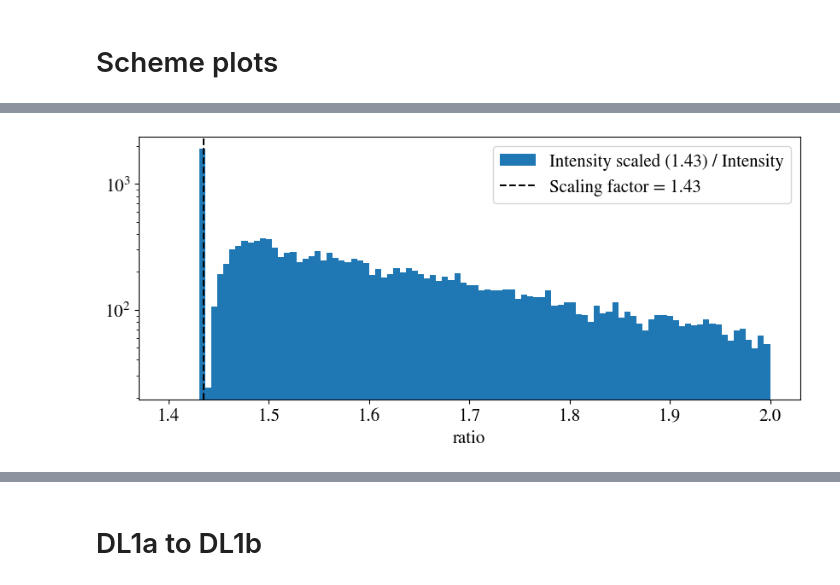
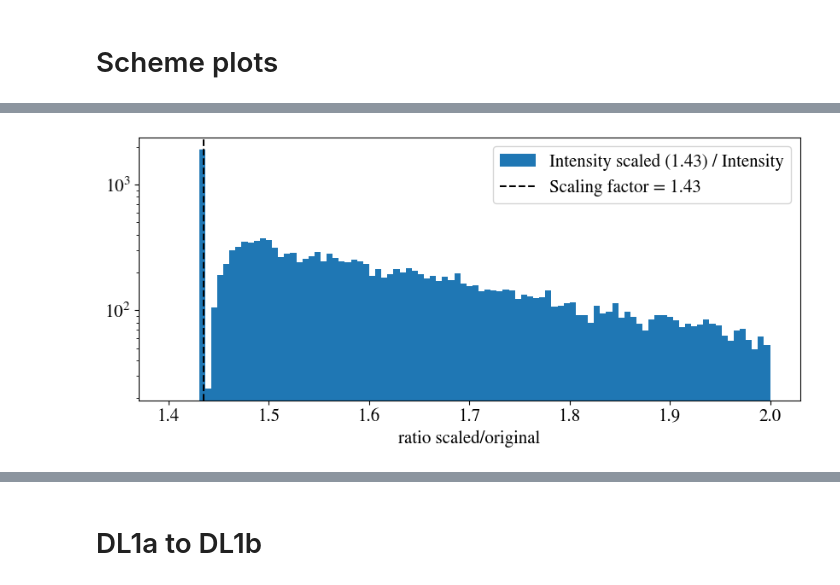
Before and after one commit to juanjq/cosmic_ray_data_correction, a Jupyter notebook: dl2_production/testing_dl1ab_changes.ipynb, the cells around one changed output, grey strips where cells are left out. Drawn from its saved outputs; the diff is of its cells as text; code cells hidden in the pictures.

Commit message:
Updates dl1ab plots

```diff
--- a/dl2_production/testing_dl1ab_changes.ipynb
+++ b/dl2_production/testing_dl1ab_changes.ipynb
@@ -424,17 +403,18 @@ lyf = calc_light_yield(reference_intensity, reference_rates, reference_power_ind
 # %%
 fig, ax = plt.subplots(figsize=(10,4))
 
 plt.hist(dl1b_df_sub2["intensity"] / dl1b_df_sub1["intensity"], bins=np.linspace(1.4, 2, 100),
         label="Intensity scaled (1.43) / Intensity")
 plt.axvline(1/ly1, color="k", ls="--", label=f"Scaling factor = {1/ly1:.2f}")
 # plt.hist(dl1b_df_sub3["intensity"] / dl1b_df_sub1["intensity"], bins=np.linspace(1.2, 2, 100));
 plt.yscale("log")
 plt.legend()
-plt.xlabel("ratio")
+plt.xlabel("ratio scaled/original")
 
+plt.savefig(f"plots/total.png", dpi=300, bbox_inches='tight')
 plt.show()
 # %% [output]
-[figure, old version]
+[figure, new version]
 # %%
 for i in range(11):
     fig, ax = plt.subplots(figsize=(7,4))
```
Also changed, not shown: parts of 8 cells of this notebook, 2 other files.
